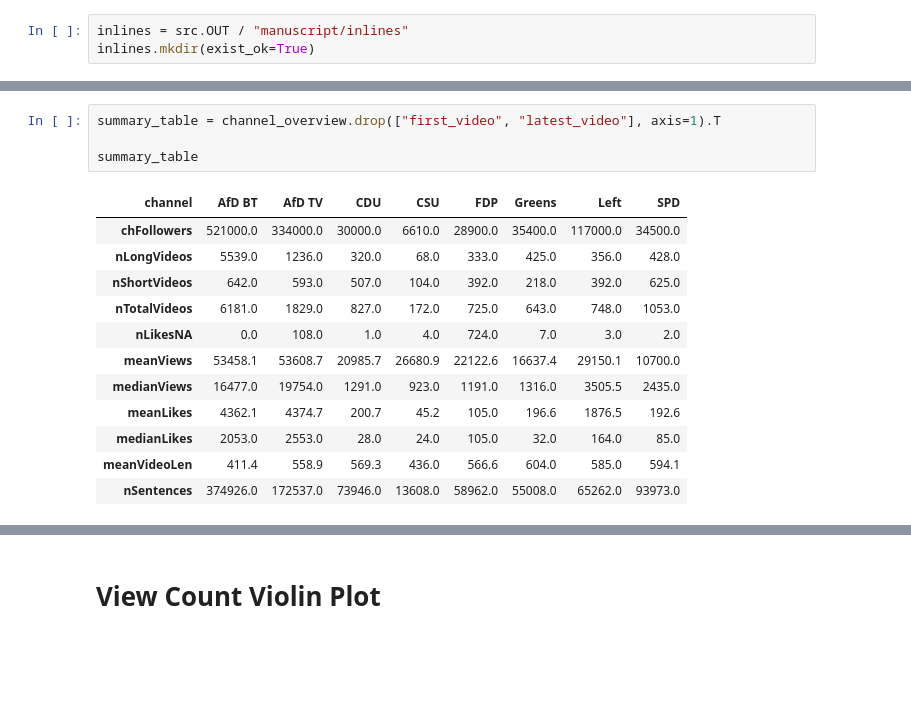
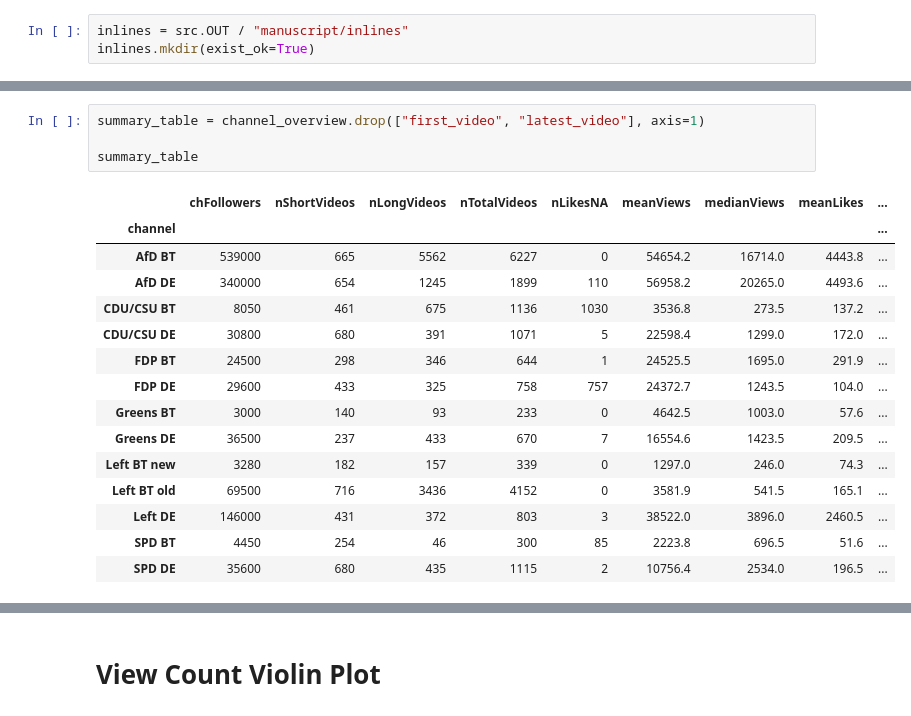
Before and after one commit to luerhard/anti-elitism-gets-views, a Jupyter notebook: pipeline/05-basic_descriptives.ipynb, the cells around one changed output, grey strips where cells are left out. Cells and saved outputs as stored; diff of their text form; blank space fills up the shorter version.

```diff
--- a/pipeline/05-basic_descriptives.ipynb
+++ b/pipeline/05-basic_descriptives.ipynb
@@ -134,17 +121,20 @@ Total number of valid sentences: 908,222
 # %%
-summary_table = channel_overview.drop(["first_video", "latest_video"], axis=1).T
+summary_table = channel_overview.drop(["first_video", "latest_video"], axis=1)
 
 summary_table
 # %% [output]
-| channel | AfD BT | AfD TV | CDU | CSU | FDP | Greens | Left | SPD |
-| chFollowers | 521000.0 | 334000.0 | 30000.0 | 6610.0 | 28900.0 | 35400.0 | 117000.0 | 34500.0 |
-| nLongVideos | 5539.0 | 1236.0 | 320.0 | 68.0 | 333.0 | 425.0 | 356.0 | 428.0 |
-| nShortVideos | 642.0 | 593.0 | 507.0 | 104.0 | 392.0 | 218.0 | 392.0 | 625.0 |
-| nTotalVideos | 6181.0 | 1829.0 | 827.0 | 172.0 | 725.0 | 643.0 | 748.0 | 1053.0 |
-| nLikesNA | 0.0 | 108.0 | 1.0 | 4.0 | 724.0 | 7.0 | 3.0 | 2.0 |
-| meanViews | 53458.1 | 53608.7 | 20985.7 | 26680.9 | 22122.6 | 16637.4 | 29150.1 | 10700.0 |
-| medianViews | 16477.0 | 19754.0 | 1291.0 | 923.0 | 1191.0 | 1316.0 | 3505.5 | 2435.0 |
-| meanLikes | 4362.1 | 4374.7 | 200.7 | 45.2 | 105.0 | 196.6 | 1876.5 | 192.6 |
-| medianLikes | 2053.0 | 2553.0 | 28.0 | 24.0 | 105.0 | 32.0 | 164.0 | 85.0 |
-| meanVideoLen | 411.4 | 558.9 | 569.3 | 436.0 | 566.6 | 604.0 | 585.0 | 594.1 |
-| nSentences | 374926.0 | 172537.0 | 73946.0 | 13608.0 | 58962.0 | 55008.0 | 65262.0 | 93973.0 |
+|  | chFollowers | nShortVideos | nLongVideos | nTotalVideos | nLikesNA | meanViews | medianViews | meanLikes | ... |
+| channel |  |  |  |  |  |  |  |  | ... |
+| AfD BT | 539000 | 665 | 5562 | 6227 | 0 | 54654.2 | 16714.0 | 4443.8 | ... |
+| AfD DE | 340000 | 654 | 1245 | 1899 | 110 | 56958.2 | 20265.0 | 4493.6 | ... |
+| CDU/CSU BT | 8050 | 461 | 675 | 1136 | 1030 | 3536.8 | 273.5 | 137.2 | ... |
+| CDU/CSU DE | 30800 | 680 | 391 | 1071 | 5 | 22598.4 | 1299.0 | 172.0 | ... |
+| FDP BT | 24500 | 298 | 346 | 644 | 1 | 24525.5 | 1695.0 | 291.9 | ... |
+| FDP DE | 29600 | 433 | 325 | 758 | 757 | 24372.7 | 1243.5 | 104.0 | ... |
+| Greens BT | 3000 | 140 | 93 | 233 | 0 | 4642.5 | 1003.0 | 57.6 | ... |
+| Greens DE | 36500 | 237 | 433 | 670 | 7 | 16554.6 | 1423.5 | 209.5 | ... |
+| Left BT new | 3280 | 182 | 157 | 339 | 0 | 1297.0 | 246.0 | 74.3 | ... |
+| Left BT old | 69500 | 716 | 3436 | 4152 | 0 | 3581.9 | 541.5 | 165.1 | ... |
+| Left DE | 146000 | 431 | 372 | 803 | 3 | 38522.0 | 3896.0 | 2460.5 | ... |
+| SPD BT | 4450 | 254 | 46 | 300 | 85 | 2223.8 | 696.5 | 51.6 | ... |
+| SPD DE | 35600 | 680 | 435 | 1115 | 2 | 10756.4 | 2534.0 | 196.5 | ... |
```
Also changed, not shown: parts of 11 cells of this notebook, 8 other files.
